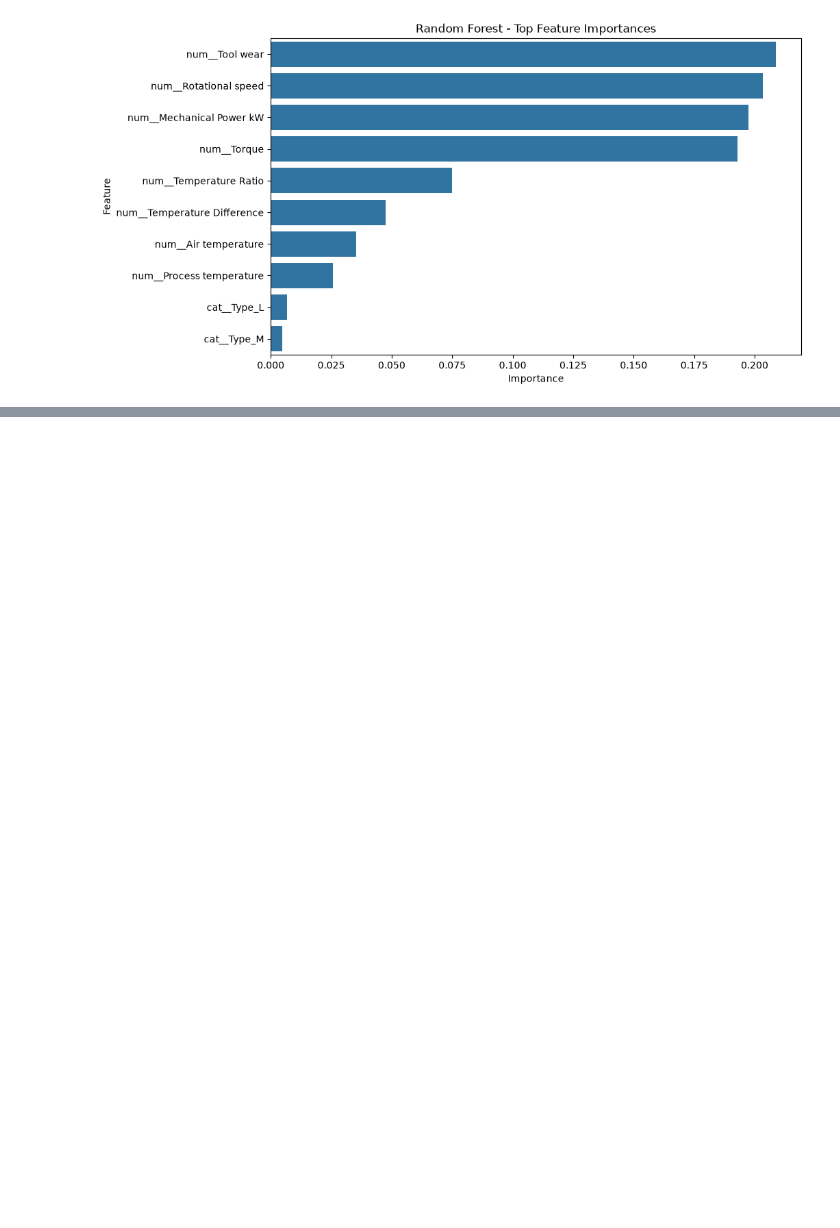
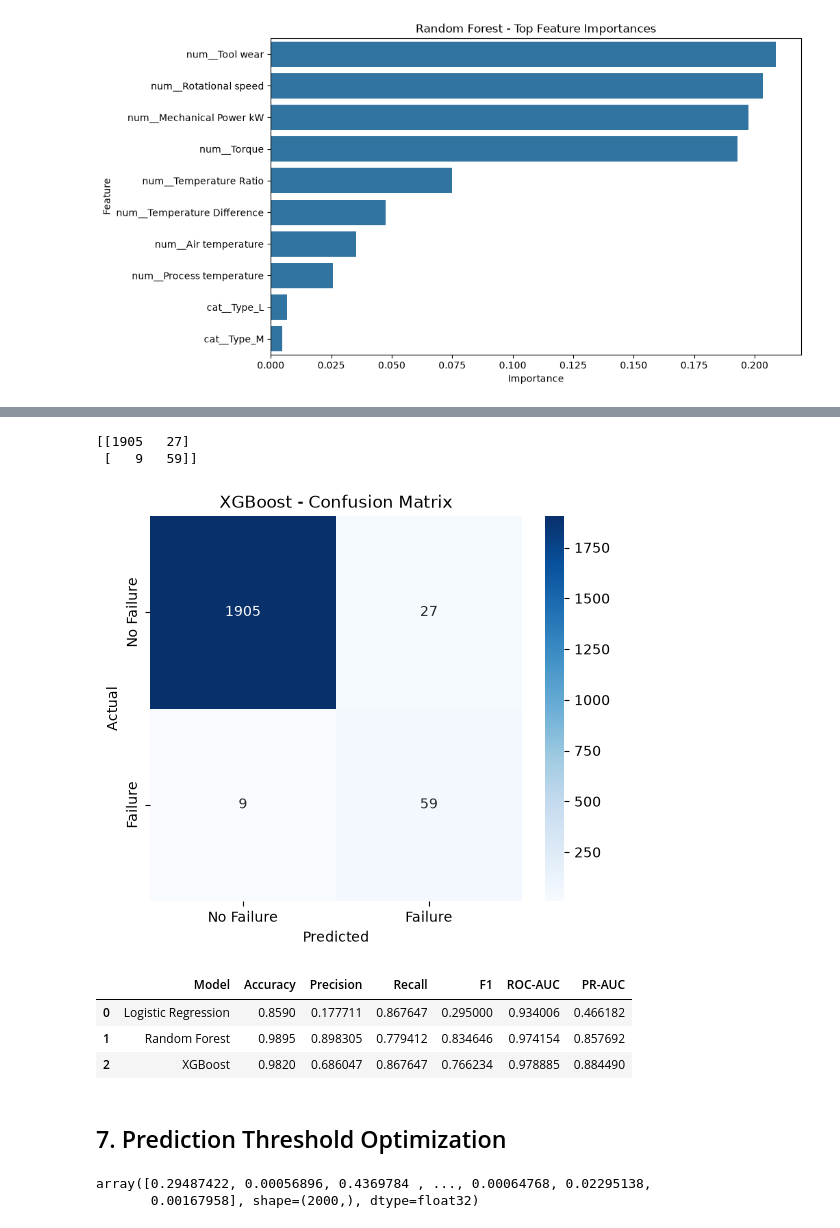
Before and after one commit to ankith0921/Industrial-predictive-maintenance, a Jupyter notebook: notebooks/01_dataset_exploration.ipynb, the cells around one changed output, grey strips where cells are left out. Cells and saved outputs as stored; diff of their text form; code cells hidden in the pictures; blank space fills up the shorter version.

Commit message:
Completed till 7. Prediction Threshold Optimization

```diff
--- a/notebooks/01_dataset_exploration.ipynb
+++ b/notebooks/01_dataset_exploration.ipynb
@@ -882,0 +887,9 @@ plt.show()
+# %%
+negative = (y_train == 0).sum()
+positive = (y_train == 1).sum()
+
+scale_pos_weight = negative / positive
+
+print("Negative samples:", negative)
+print("Positive samples:", positive)
+print("Scale pos weight:", scale_pos_weight)
@@ -882,0 +921,2 @@ plt.show()
+# %%
+xgb_model.fit(X_train, y_train)
@@ -882,0 +941,4 @@ plt.show()
+# %%
+xgb_pred = xgb_model.predict(X_test)
+
+xgb_proba = xgb_model.predict_proba(X_test)[:, 1]
@@ -882,0 +981,64 @@ plt.show()
+# %%
+xgb_cm = confusion_matrix(y_test, xgb_pred)
+
+print(xgb_cm)
+# %% [output]
+[[1905   27]
+ [   9   59]]
+# %%
+plt.figure(figsize=(6, 5))
+
+sns.heatmap(
+    xgb_cm,
+    annot=True,
+    fmt="d",
+    cmap="Blues",
+    xticklabels=["No Failure", "Failure"],
+    yticklabels=["No Failure", "Failure"]
+)
+
+plt.title("XGBoost - Confusion Matrix")
+plt.xlabel("Predicted")
+plt.ylabel("Actual")
+
+plt.show()
+# %% [output]
+[figure, added]
+# %%
+xgb_results = {
+    "Model": "XGBoost",
+    "Accuracy": xgb_accuracy,
+    "Precision": xgb_precision,
+    "Recall": xgb_recall,
+    "F1": xgb_f1,
+    "ROC-AUC": xgb_roc_auc,
+    "PR-AUC": xgb_pr_auc
+}
+
+results = pd.DataFrame([
+    logistic_results,
+    {
+        "Model": "Random Forest",
+        "Accuracy": rf_accuracy,
+        "Precision": rf_precision,
+        "Recall": rf_recall,
+        "F1": rf_f1,
+        "ROC-AUC": rf_roc_auc,
+        "PR-AUC": rf_pr_auc
+    },
+    xgb_results
+])
+
+results
+# %% [output]
+|  | Model | Accuracy | Precision | Recall | F1 | ROC-AUC | PR-AUC |
+| 0 | Logistic Regression | 0.8590 | 0.177711 | 0.867647 | 0.295000 | 0.934006 | 0.466182 |
+| 1 | Random Forest | 0.9895 | 0.898305 | 0.779412 | 0.834646 | 0.974154 | 0.857692 |
+| 2 | XGBoost | 0.9820 | 0.686047 | 0.867647 | 0.766234 | 0.978885 | 0.884490 |
+# %% [markdown]
+## 7. Prediction Threshold Optimization
+# %%
+xgb_proba
+# %% [output]
+array([0.29487422, 0.00056896, 0.4369784 , ..., 0.00064768, 0.02295138,
+       0.00167958], shape=(2000,), dtype=float32)
```
Also changed, not shown: parts of 13 cells of this notebook.
